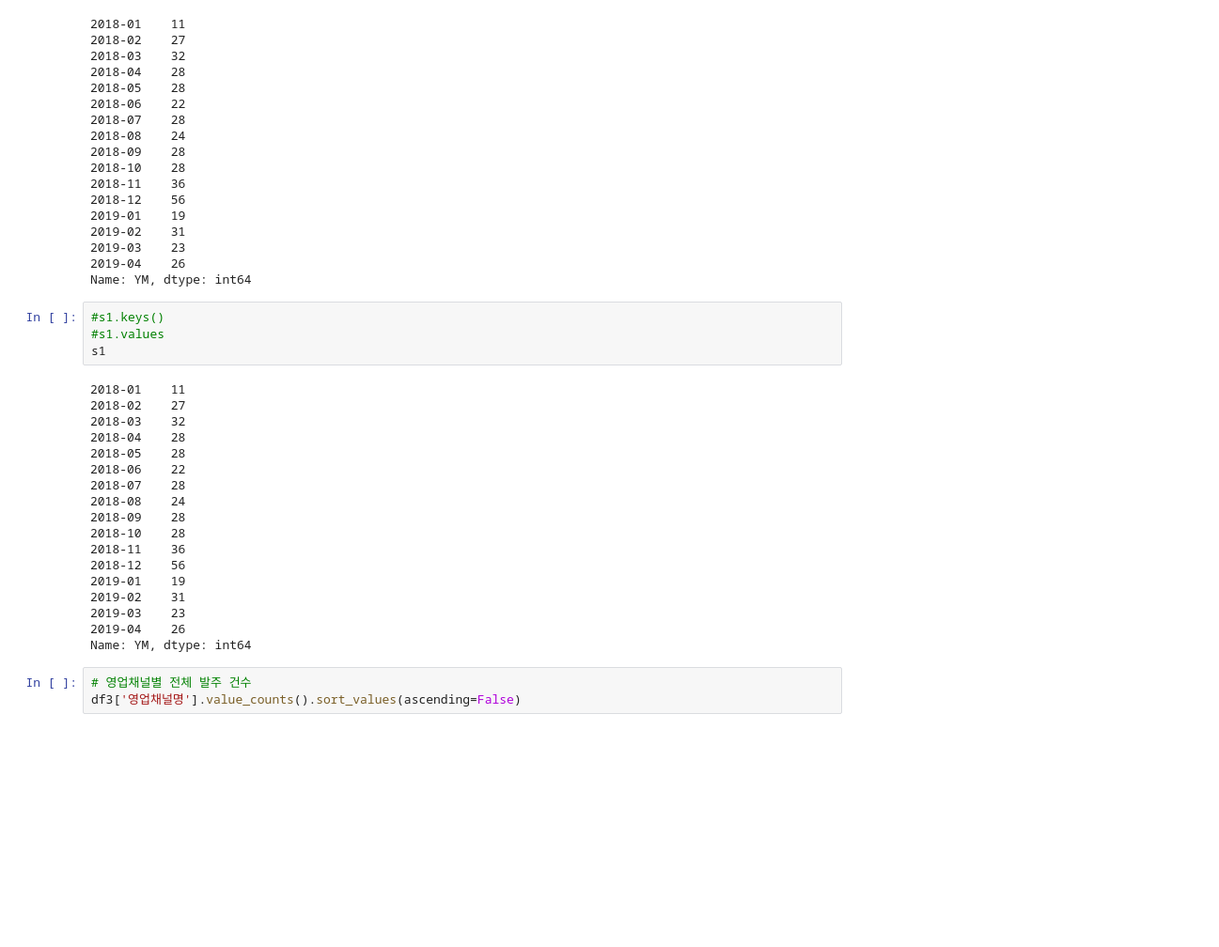
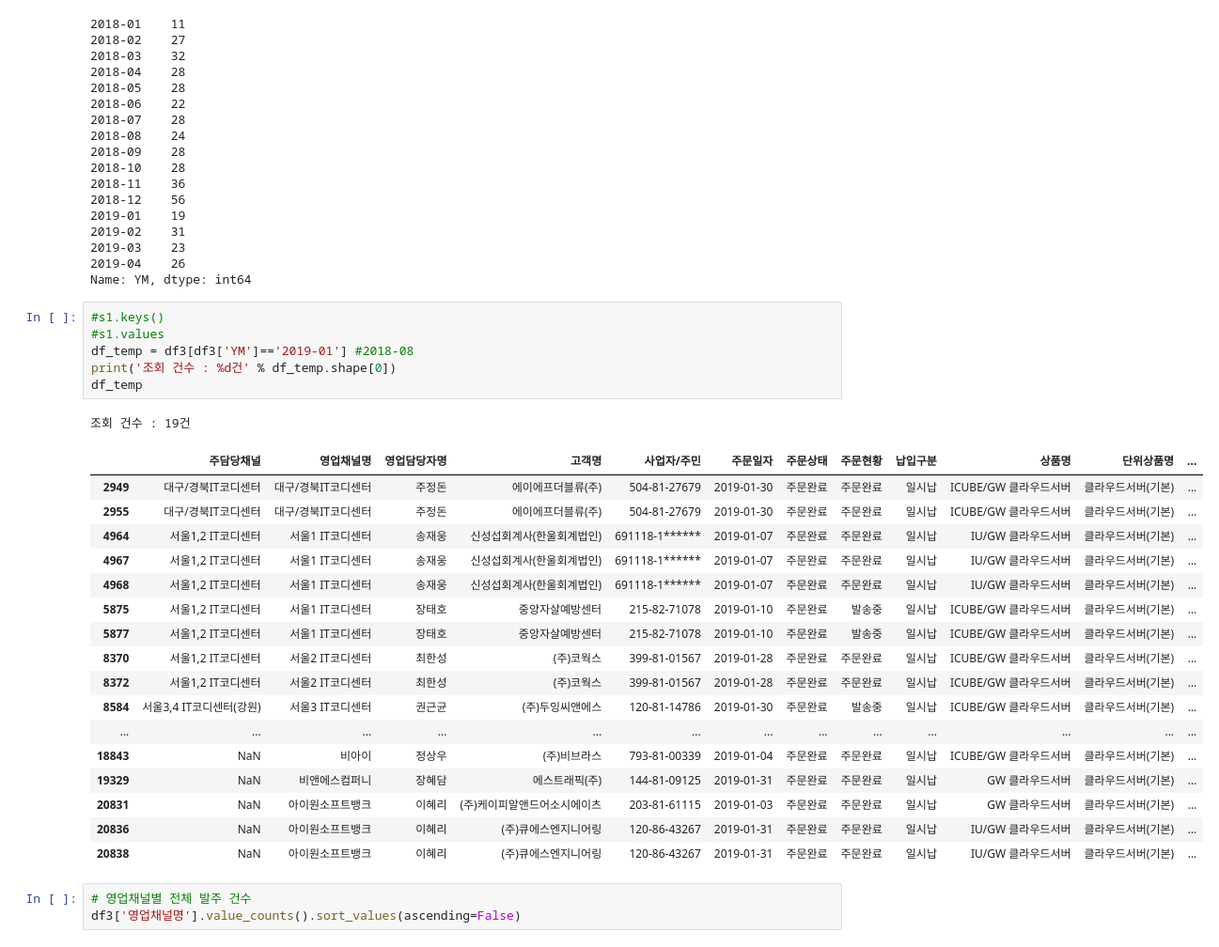
Before and after one commit to primekjt/JupyterFolder, a Jupyter notebook: AlphaVM_수주분석.ipynb, the cells around one changed output. Shown: that part at 94% size. Cells and saved outputs as stored; diff of their text form; blank space fills up the shorter version.

```diff
--- a/AlphaVM_수주분석.ipynb
+++ b/AlphaVM_수주분석.ipynb
@@ -166,28 +179,31 @@ print(s1)
 2019-03    23
 2019-04    26
 Name: YM, dtype: int64
-# %%
-#s1.keys()
-#s1.values
-s1
-# %% [output]
-2018-01    11
-2018-02    27
-2018-03    32
-2018-04    28
-2018-05    28
-2018-06    22
-2018-07    28
-2018-08    24
-2018-09    28
-2018-10    28
-2018-11    36
-2018-12    56
-2019-01    19
-2019-02    31
-2019-03    23
-2019-04    26
-Name: YM, dtype: int64
+# %%
+#s1.keys()
+#s1.values
+df_temp = df3[df3['YM']=='2019-01'] #2018-08
+print('조회 건수 : %d건' % df_temp.shape[0])
+df_temp
+# %% [output]
+조회 건수 : 19건
+|  | 주담당채널 | 영업채널명 | 영업담당자명 | 고객명 | 사업자/주민 | 주문일자 | 주문상태 | 주문현황 | 납입구분 | 상품명 | 단위상품명 | ... |
+| 2949 | 대구/경북IT코디센터 | 대구/경북IT코디센터 | 주정돈 | 에이에프더블류(주) | 504-81-27679 | 2019-01-30 | 주문완료 | 주문완료 | 일시납 | ICUBE/GW 클라우드서버 | 클라우드서버(기본) | ... |
+| 2955 | 대구/경북IT코디센터 | 대구/경북IT코디센터 | 주정돈 | 에이에프더블류(주) | 504-81-27679 | 2019-01-30 | 주문완료 | 주문완료 | 일시납 | ICUBE/GW 클라우드서버 | 클라우드서버(기본) | ... |
+| 4964 | 서울1,2 IT코디센터 | 서울1 IT코디센터 | 송재웅 | 신성섭회계사(한울회계법인) | 691118-1****** | 2019-01-07 | 주문완료 | 주문완료 | 일시납 | IU/GW 클라우드서버 | 클라우드서버(기본) | ... |
+| 4967 | 서울1,2 IT코디센터 | 서울1 IT코디센터 | 송재웅 | 신성섭회계사(한울회계법인) | 691118-1****** | 2019-01-07 | 주문완료 | 주문완료 | 일시납 | IU/GW 클라우드서버 | 클라우드서버(기본) | ... |
+| 4968 | 서울1,2 IT코디센터 | 서울1 IT코디센터 | 송재웅 | 신성섭회계사(한울회계법인) | 691118-1****** | 2019-01-07 | 주문완료 | 주문완료 | 일시납 | IU/GW 클라우드서버 | 클라우드서버(기본) | ... |
+| 5875 | 서울1,2 IT코디센터 | 서울1 IT코디센터 | 장태호 | 중앙자살예방센터 | 215-82-71078 | 2019-01-10 | 주문완료 | 발송중 | 일시납 | ICUBE/GW 클라우드서버 | 클라우드서버(기본) | ... |
+| 5877 | 서울1,2 IT코디센터 | 서울1 IT코디센터 | 장태호 | 중앙자살예방센터 | 215-82-71078 | 2019-01-10 | 주문완료 | 발송중 | 일시납 | ICUBE/GW 클라우드서버 | 클라우드서버(기본) | ... |
+| 8370 | 서울1,2 IT코디센터 | 서울2 IT코디센터 | 최한성 | (주)코웍스 | 399-81-01567 | 2019-01-28 | 주문완료 | 주문완료 | 일시납 | ICUBE/GW 클라우드서버 | 클라우드서버(기본) | ... |
+| 8372 | 서울1,2 IT코디센터 | 서울2 IT코디센터 | 최한성 | (주)코웍스 | 399-81-01567 | 2019-01-28 | 주문완료 | 주문완료 | 일시납 | ICUBE/GW 클라우드서버 | 클라우드서버(기본) | ... |
+| 8584 | 서울3,4 IT코디센터(강원) | 서울3 IT코디센터 | 권근균 | (주)두잉씨앤에스 | 120-81-14786 | 2019-01-30 | 주문완료 | 발송중 | 일시납 | ICUBE/GW 클라우드서버 | 클라우드서버(기본) | ... |
+| ... | ... | ... | ... | ... | ... | ... | ... | ... | ... | ... | ... | ... |
+| 18843 | NaN | 비아이 | 정상우 | (주)비브라스 | 793-81-00339 | 2019-01-04 | 주문완료 | 주문완료 | 일시납 | ICUBE/GW 클라우드서버 | 클라우드서버(기본) | ... |
+| 19329 | NaN | 비앤에스컴퍼니 | 장혜담 | 에스트래픽(주) | 144-81-09125 | 2019-01-31 | 주문완료 | 주문완료 | 일시납 | GW 클라우드서버 | 클라우드서버(기본) | ... |
+| 20831 | NaN | 아이원소프트뱅크 | 이혜리 | (주)케이피알앤드어소시에이츠 | 203-81-61115 | 2019-01-03 | 주문완료 | 주문완료 | 일시납 | GW 클라우드서버 | 클라우드서버(기본) | ... |
+| 20836 | NaN | 아이원소프트뱅크 | 이혜리 | (주)큐에스엔지니어링 | 120-86-43267 | 2019-01-31 | 주문완료 | 주문완료 | 일시납 | IU/GW 클라우드서버 | 클라우드서버(기본) | ... |
+| 20838 | NaN | 아이원소프트뱅크 | 이혜리 | (주)큐에스엔지니어링 | 120-86-43267 | 2019-01-31 | 주문완료 | 주문완료 | 일시납 | IU/GW 클라우드서버 | 클라우드서버(기본) | ... |
 # %%
 # 영업채널별 전체 발주 건수
 df3['영업채널명'].value_counts().sort_values(ascending=False)
```
Also changed, not shown: parts of 3 cells of this notebook, 1 other file.
